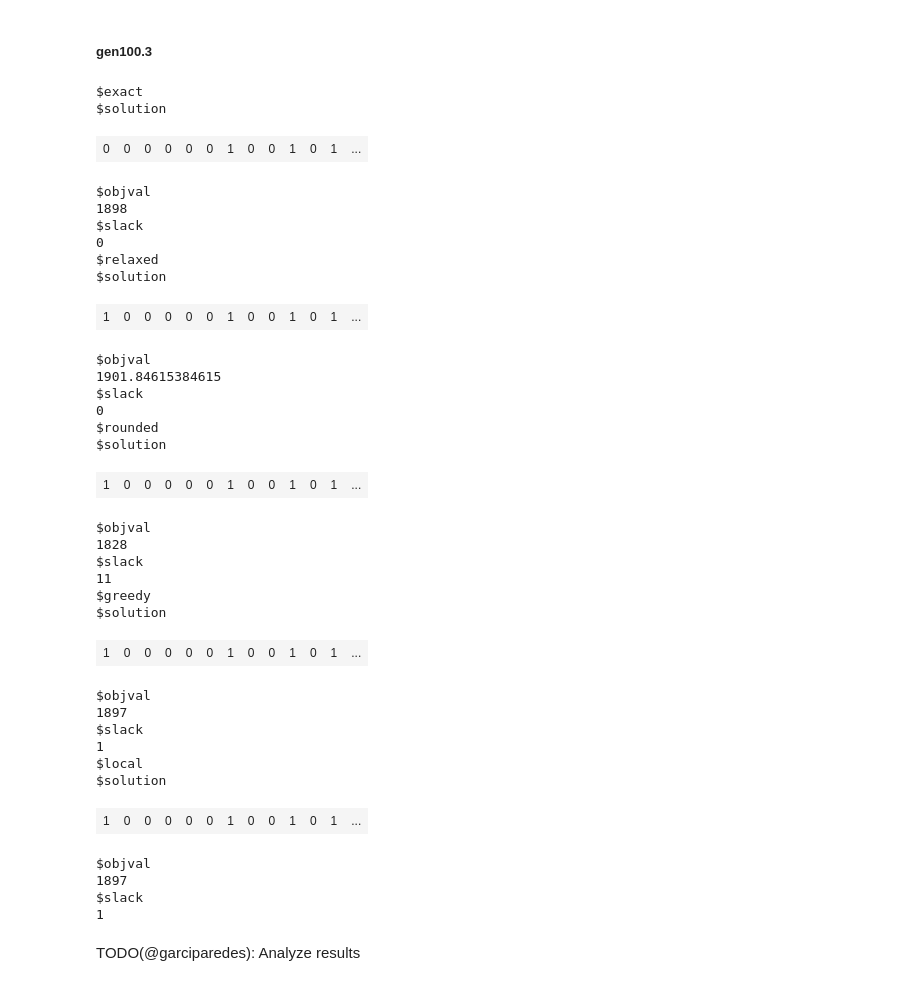
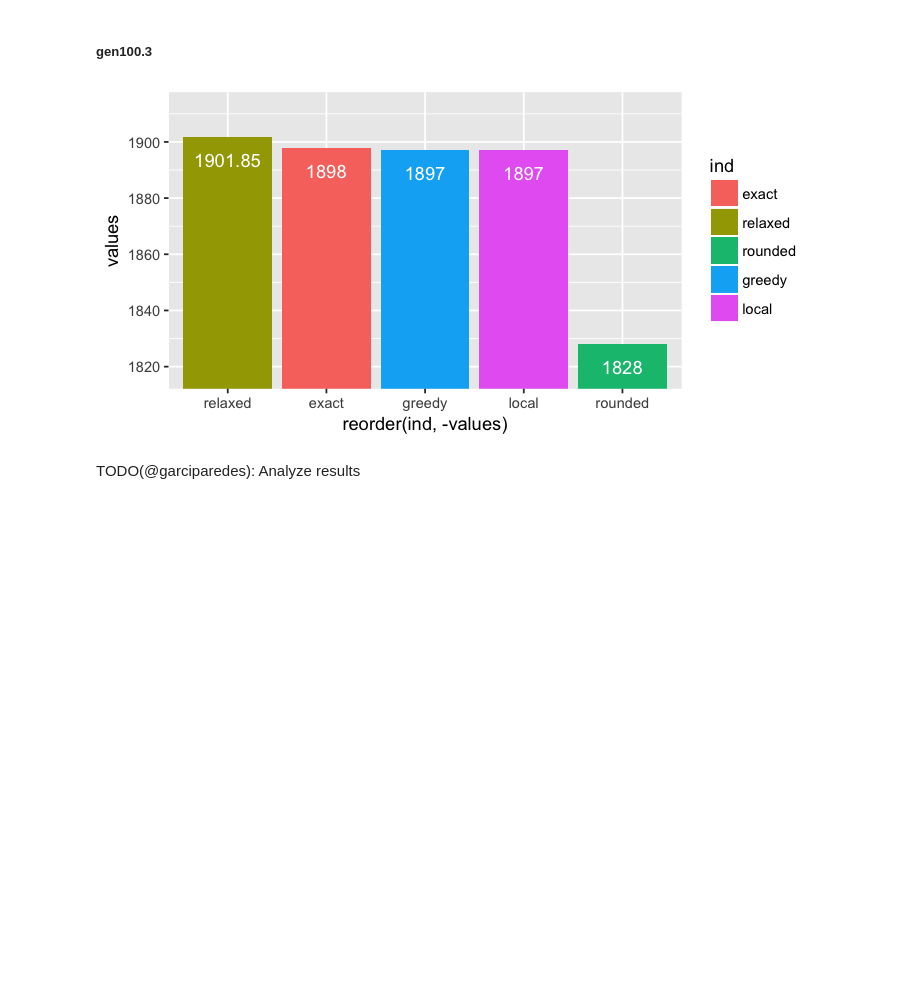
Before and after one commit to garciparedes/integer-programming-heuristics, a Jupyter notebook: integer-programming-knapsack-heuristics.ipynb, the cells around one changed output. Saved outputs shown, nothing was run; the diff lists cells and outputs as text; code cells hidden in the pictures; blank space fills up the shorter version.

```diff
--- a/integer-programming-knapsack-heuristics.ipynb
+++ b/integer-programming-knapsack-heuristics.ipynb
@@ -347,45 +313,11 @@ TODO(@garciparedes): Analyze results
 # %% [markdown]
 ##### gen100.3
 # %%
-gen100.3 <- ReadSimpleKnapsack(paste0(dataset.folder.simple, "gen100_3.txt"))
+ReadSimpleKnapsack(paste0(dataset.folder.simple, "gen100_3.txt"))  %>%
+GenerateSimpleKnapsackSolutions() %>%
+PlotSimpleKnapsackSolutions()
+# %% [output]
+[figure, added]
-# %%
-GenerateSimpleKnapsackSolutions(gen100.3)
-# %% [output]
-$exact
-$solution
-| 0 | 0 | 0 | 0 | 0 | 0 | 1 | 0 | 0 | 1 | 0 | 1 | ... |
-$objval
-1898
-$slack
-0
-$relaxed
-$solution
-| 1 | 0 | 0 | 0 | 0 | 0 | 1 | 0 | 0 | 1 | 0 | 1 | ... |
-$objval
-1901.84615384615
-$slack
-0
-$rounded
-$solution
-| 1 | 0 | 0 | 0 | 0 | 0 | 1 | 0 | 0 | 1 | 0 | 1 | ... |
-$objval
-1828
-$slack
-11
-$greedy
-$solution
-| 1 | 0 | 0 | 0 | 0 | 0 | 1 | 0 | 0 | 1 | 0 | 1 | ... |
-$objval
-1897
-$slack
-1
-$local
-$solution
-| 1 | 0 | 0 | 0 | 0 | 0 | 1 | 0 | 0 | 1 | 0 | 1 | ... |
-$objval
-1897
-$slack
-1
 # %% [markdown]
 TODO(@garciparedes): Analyze results
 # %% [markdown]
```
Also changed, not shown: parts of 106 cells of this notebook.
